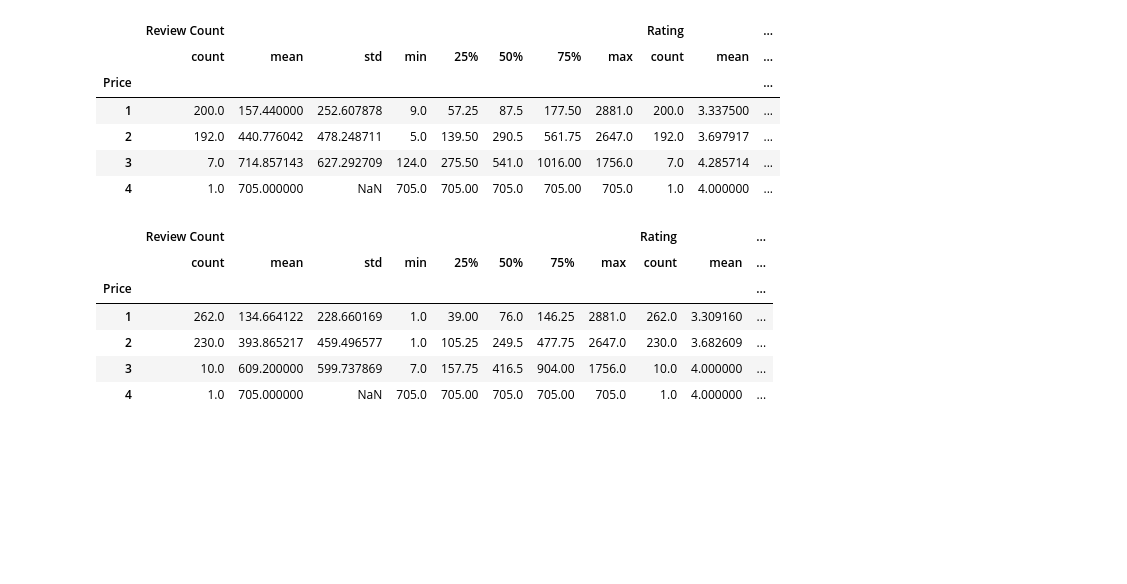
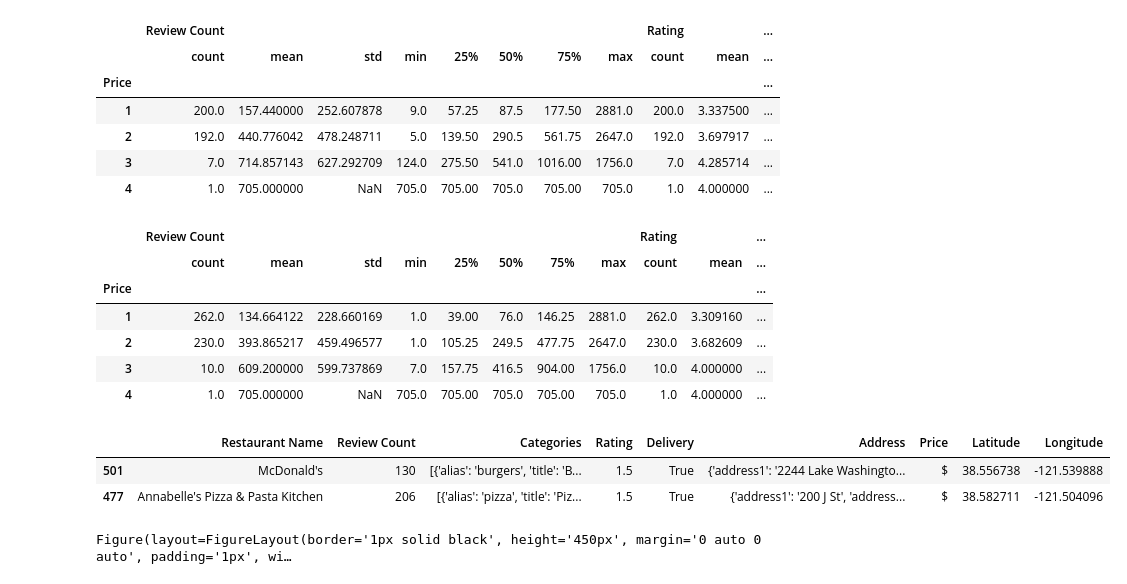
Before and after one commit to ashamabee/Project1, a Jupyter notebook: Delivery_Map.ipynb, the cells around one changed output. Cells and saved outputs as stored; diff of their text form; code cells hidden in the pictures; blank space fills up the shorter version.

```diff
--- a/Delivery_Map.ipynb
+++ b/Delivery_Map.ipynb
@@ -365,3 +365,44 @@ price_clean.groupby("Price").describe()
 | 2 | 230.0 | 393.865217 | 459.496577 | 1.0 | 105.25 | 249.5 | 477.75 | 2647.0 | 230.0 | 3.682609 | ... |
 | 3 | 10.0 | 609.200000 | 599.737869 | 7.0 | 157.75 | 416.5 | 904.00 | 1756.0 | 10.0 | 4.000000 | ... |
 | 4 | 1.0 | 705.000000 | NaN | 705.0 | 705.00 | 705.0 | 705.00 | 705.0 | 1.0 | 4.000000 | ... |
+# %%
+bottom = yelp_sacramento.sort_values(by=["Rating","Review Count"])
+# %%
+bottom = bottom.loc[(bottom["Rating"]<= 2) & (bottom["Review Count"]>= 50)]
+# %%
+bottom_2 = bottom.loc[(yelp_sacramento["Restaurant Name"] == "Annabelle's Pizza & Pasta Kitchen")|(yelp_sacramento["Restaurant Name"] =="McDonald's")&(yelp_sacramento["Review Count"]>100)]
+bottom_2
+# %% [output]
+|  | Restaurant Name | Review Count | Categories | Rating | Delivery | Address | Price | Latitude | Longitude |
+| 501 | McDonald's | 130 | [{'alias': 'burgers', 'title': 'B... | 1.5 | True | {'address1': '2244 Lake Washingto... | $ | 38.556738 | -121.539888 |
+| 477 | Annabelle's Pizza & Pasta Kitchen | 206 | [{'alias': 'pizza', 'title': 'Piz... | 1.5 | True | {'address1': '200 J St', 'address... | $ | 38.582711 | -121.504096 |
+# %%
+info_box_template = """
+<dl>
+<dt>Restaurant Name</dt><dd>{Restaurant Name}</dd>
+<dt>Rating</dt><dd>{Rating}</dd>
+<dt>Review Count</dt><dd>{Review Count}</dd>
+</dl>
+"""
+# Store the DataFrame Row
+
+
+# NOTE: be sure to update with your DataFrame name
+restaurant_info = [info_box_template.format(**row) for index, row in bottom_2.iterrows()]
+locations = bottom_2[["Latitude", "Longitude"]]
+
+figure_layout = {
+    'width': '600px',
+    'height': '450px',
+    'border': '1px solid black',
+    'padding': '1px',
+    'margin': '0 auto 0 auto'
+}
+figure = gmaps.figure(layout=figure_layout)
+markers = gmaps.marker_layer(locations, info_box_content=restaurant_info)
+# Add the layer to the map
+figure.add_layer(markers)
+
+figure
+# %% [output]
+Figure(layout=FigureLayout(border='1px solid black', height='450px', margin='0 auto 0 auto', padding='1px', wi…
```
Also changed, not shown: parts of 7 cells of this notebook, 3 other files.
